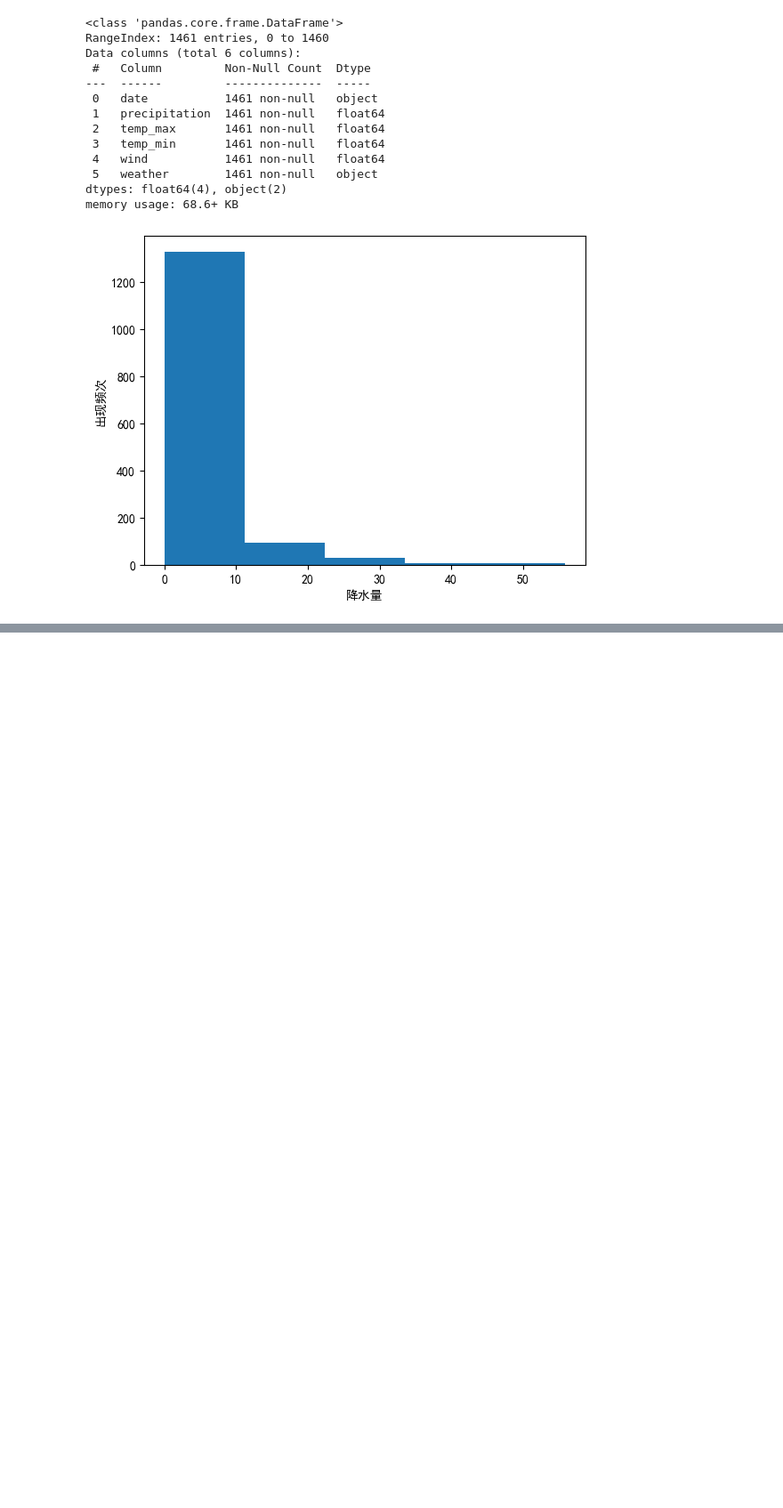
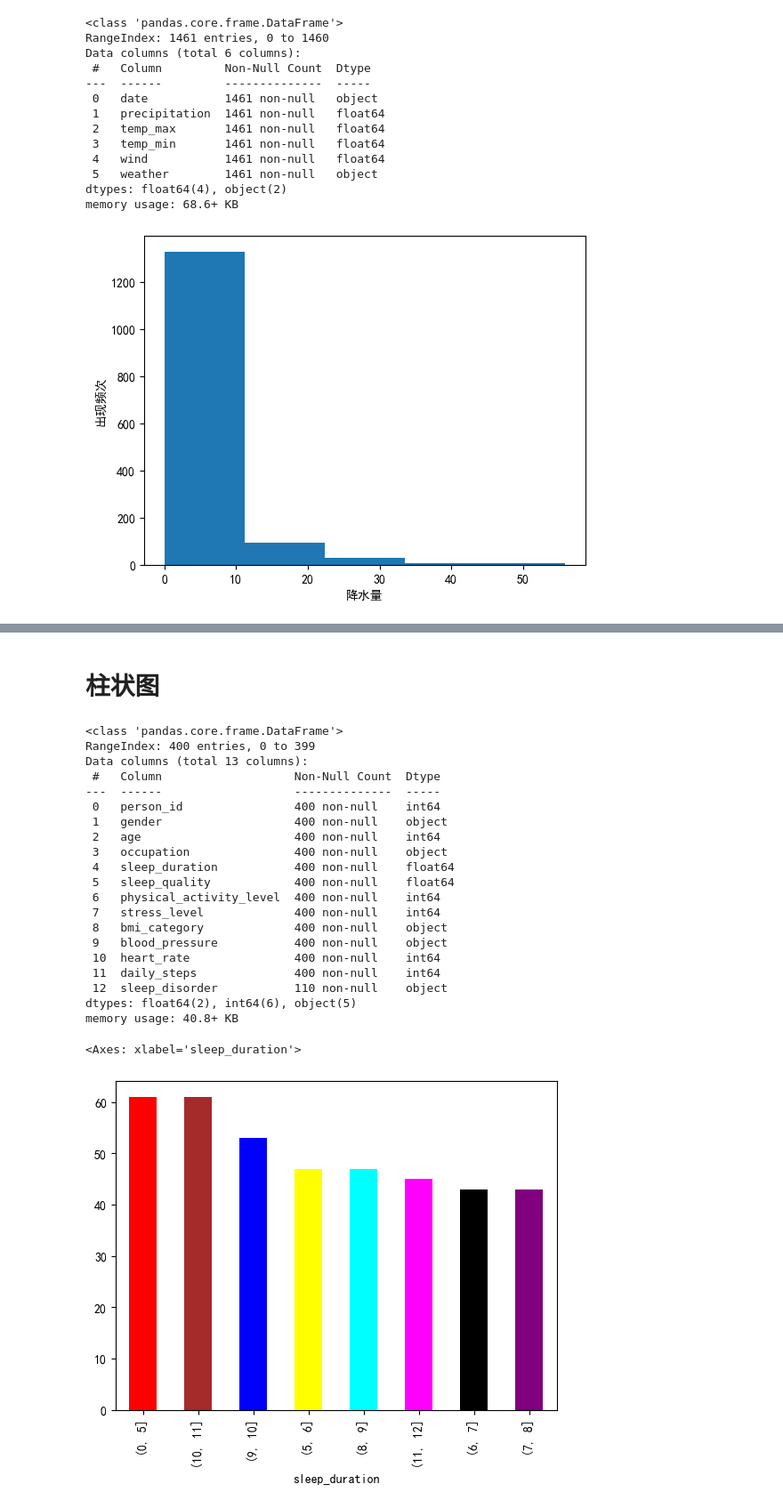
Before and after one commit to dabingbigice/math_code, a Jupyter notebook: lab/画图.ipynb, the cells around one changed output, grey strips where cells are left out. Shown at 89% size. Drawn from its saved outputs; the diff is of its cells as text; code cells hidden in the pictures; blank space fills up the shorter version.

```diff
--- a/lab/画图.ipynb
+++ b/lab/画图.ipynb
@@ -384,0 +439,33 @@ memory usage: 68.6+ KB
+# %% [markdown]
+# 柱状图
+# %%
+import pandas as pd
+
+df = pd.read_csv("lab/data/sleep.csv")
+df.info()  # 查看数据集信息
+pd.cut(df["sleep_duration"], [0, 5, 6, 7, 8, 9, 10, 11, 12]).value_counts().plot.bar(
+    color=["red", "brown", "blue", "yellow", "cyan", "magenta", "black", "purple"]
+)
+# %% [output]
+<class 'pandas.core.frame.DataFrame'>
+RangeIndex: 400 entries, 0 to 399
+Data columns (total 13 columns):
+ #   Column                   Non-Null Count  Dtype
+---  ------                   --------------  -----
+ 0   person_id                400 non-null    int64
+ 1   gender                   400 non-null    object
+ 2   age                      400 non-null    int64
+ 3   occupation               400 non-null    object
+ 4   sleep_duration           400 non-null    float64
+ 5   sleep_quality            400 non-null    float64
+ 6   physical_activity_level  400 non-null    int64
+ 7   stress_level             400 non-null    int64
+ 8   bmi_category             400 non-null    object
+ 9   blood_pressure           400 non-null    object
+ 10  heart_rate               400 non-null    int64
+ 11  daily_steps              400 non-null    int64
+ 12  sleep_disorder           110 non-null    object
+dtypes: float64(2), int64(6), object(5)
+memory usage: 40.8+ KB
+<Axes: xlabel='sleep_duration'>
+[figure, added]
```
Also changed, not shown: parts of 52 cells of this notebook, 1 other file.
